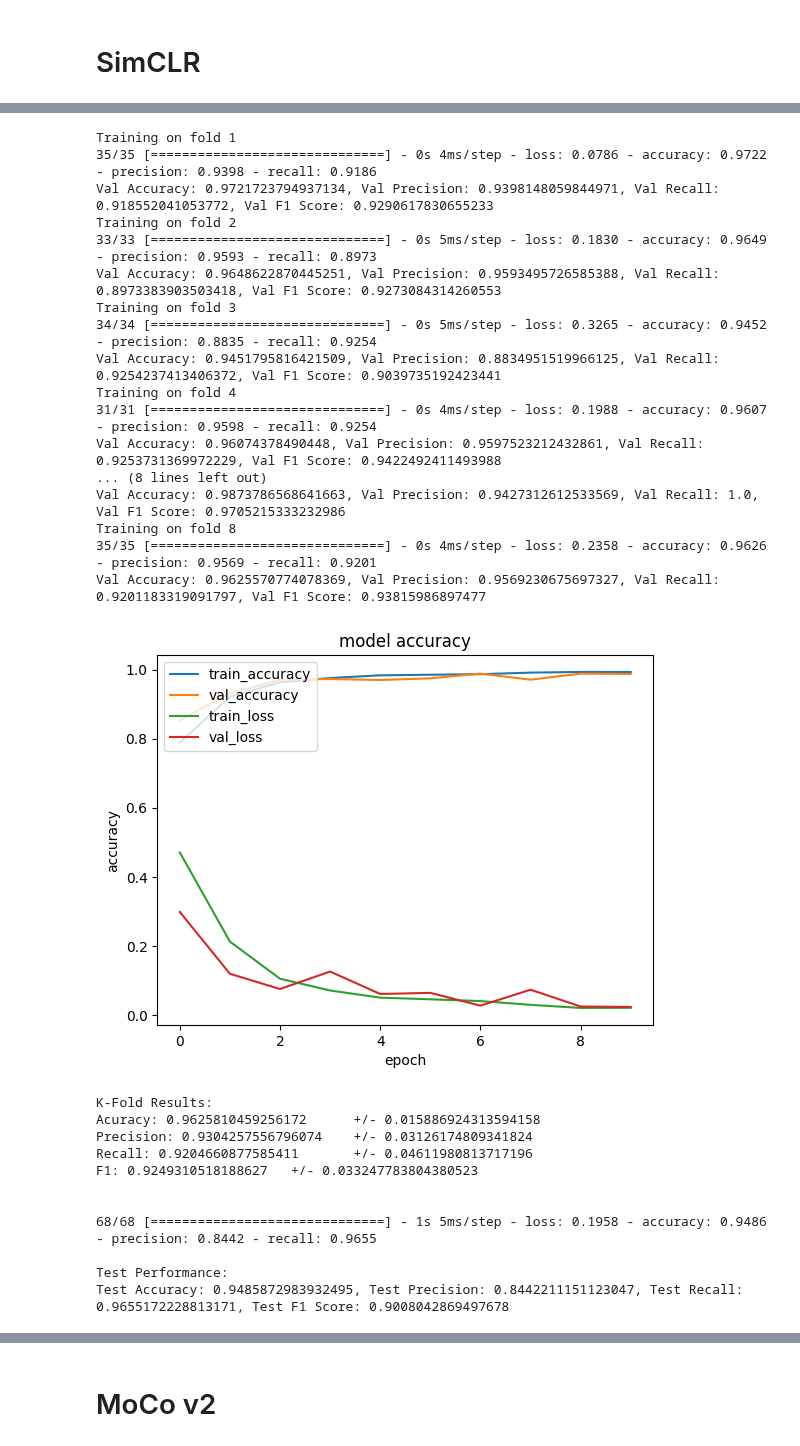
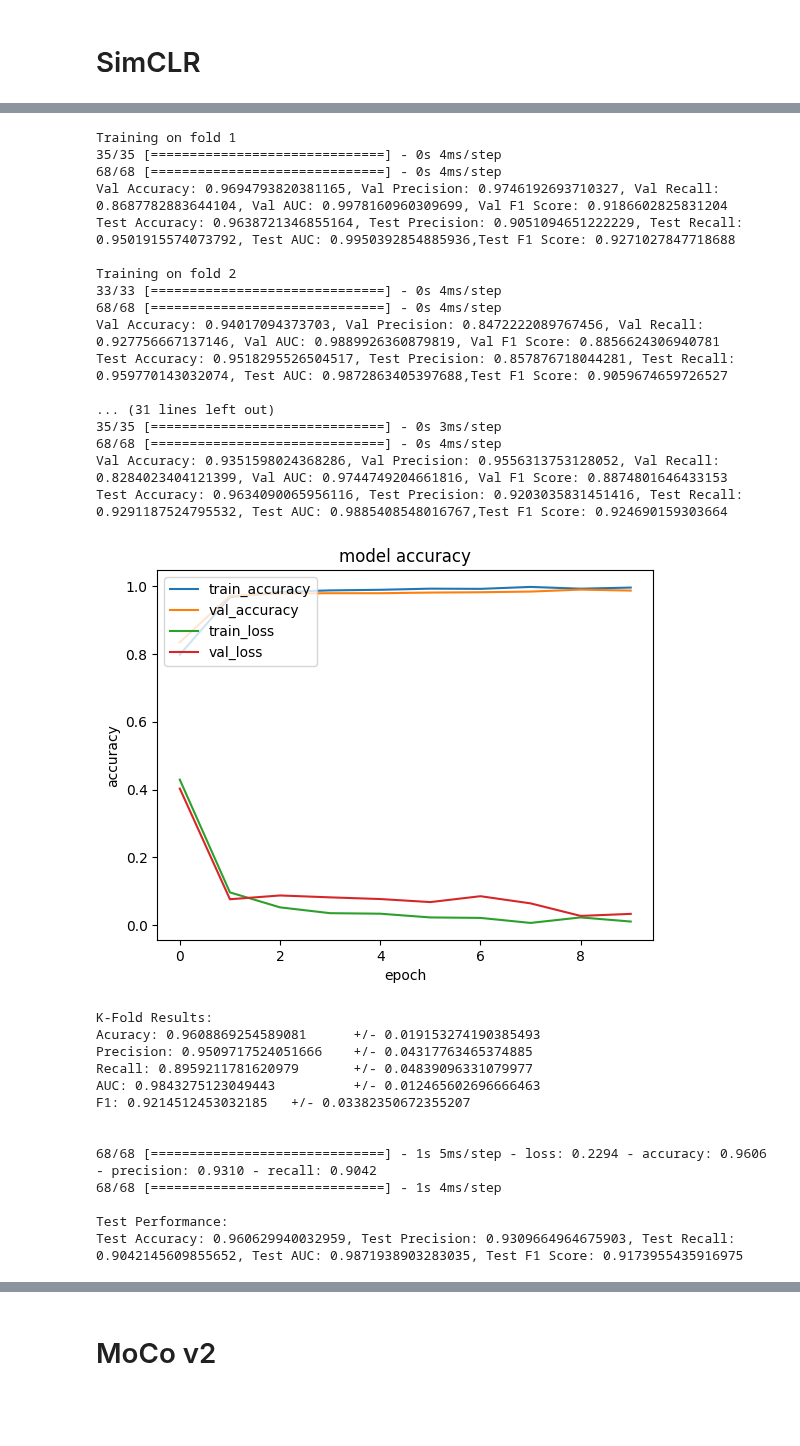
Before and after one commit to raaifhadadi/FYP, a Jupyter notebook: brugada_ssl_finetuning.ipynb, the cells around one changed output, grey strips where cells are left out. Cells and saved outputs as stored; diff of their text form; code cells hidden in the pictures; blank space fills up the shorter version.

```diff
--- a/brugada_ssl_finetuning.ipynb
+++ b/brugada_ssl_finetuning.ipynb
@@ -96,7 +96,7 @@ Y_test = np.where(Y_test == 1, True, False)
 # %% [markdown]
 # Resnet K-Fold
 # %%
-def k_fold_finetune_resnet(k, X_train, Y_train, folds_train, X_val, Y_val, folds_val, freeze_layers=8, batch_size=32, epochs=5, weights_path=None, learning_rate=0.001, num_classes=1):
+def k_fold_finetune_resnet(k, X_train, Y_train, folds_train, X_val, Y_val, folds_val, freeze_layers=8, batch_size=32, epochs=5, weights_path=None, learning_rate=0.001, num_classes=1, name="b_model.h5"):
     """Carries out k-fold cross validation for fine-tuning a ResNet model on the given data.
 
     Args:
@@ -120,6 +120,7 @@ def k_fold_finetune_resnet(k, X_train, Y_train, folds_train, X_val, Y_val, folds
     val_precisions = []
     val_recalls = []
     val_f1s = []
+    val_aucs = []
 
     for i in range(k):
 
@@ -129,7 +130,7 @@ def k_fold_finetune_resnet(k, X_train, Y_train, folds_train, X_val, Y_val, folds
         X_train_fold, X_val_fold = X_train[train_index], X_val[val_index]
         Y_train_fold, Y_val_fold = Y_train[train_index], Y_val[val_index]
 
-        print(f"Training on fold {i+1}")
+        print(f"\nTraining on fold {i+1}")
 
         # make model
         out, _ = resnet.model(X_input, num_classes=num_classes, filters = [16, 16], kernels = [5, 3], layers=10, hidden_units=128)
@@ -149,24 +150,30 @@ def k_fold_finetune_resnet(k, X_train, Y_train, folds_train, X_val, Y_val, folds
         history = fine_tuned_model.fit(data_generator, validation_data=(X_val_fold, Y_val_fold), epochs=epochs, batch_size=batch_size, steps_per_epoch=X_train.shape[0]//batch_size, verbose=0)
 
         # evaluate
-        val_loss, val_accuracy, val_precision, val_recall = fine_tuned_model.evaluate(X_val_fold, Y_val_fold, batch_size=32)
+        val_loss, val_accuracy, val_precision, val_recall = fine_tuned_model.evaluate(X_val_fold, Y_val_fold, batch_size=32, verbose=0)
+        y_pred = fine_tuned_model.predict(X_val_fold)
         val_f1 = 2 * (val_precision * val_recall) / (val_precision + val_recall)
+        val_auc = roc_auc_score(Y_val_fold, y_pred)
 
-        test_loss, test_accuracy, test_precision, test_recall = fine_tuned_model.evaluate(X_test, Y_test, batch_size=32)
+        test_loss, test_accuracy, test_precision, test_recall = fine_tuned_model.evaluate(X_test, Y_test, batch_size=32, verbose=0)
+        y_pred = fine_tuned_model.predict(X_test)
         test_f1 = 2 * (test_precision * test_recall) / (test_precision + test_recall)
+        test_auc = roc_auc_score(Y_test, y_pred)
 
 
-        print(f"Val Accuracy: {val_accuracy}, Val Precision: {val_precision}, Val Recall: {val_recall}, Val F1 Score: {val_f1}")
-        print(f"Test Accuracy: {test_accuracy}, Test Precision: {test_precision}, Test Recall: {test_recall}, Test F1 Score: {test_f1}")
+
+        print(f"Val Accuracy: {val_accuracy}, Val Precision: {val_precision}, Val Recall: {val_recall}, Val AUC: {val_auc}, Val F1 Score: {val_f1}")
+        print(f"Test Accuracy: {test_accuracy}, Test Precision: {test_precision}, Test Recall: {test_recall}, Test AUC: {test_auc},Test F1 Score: {test_f1}")
 
         if not val_f1s or val_f1 > max(val_f1s):
-            fine_tuned_model.save_weights('model-weights/resnet10_simclr_model_finetuned_brugada.h5')
+            fine_tuned_model.save_weights(f'model-weights/fine-tuned/{name}')
             final_history = history
 
         val_accuracies.append(val_accuracy)
         val_precisions.append(val_precision)
         val_recalls.append(val_recall)
         val_f1s.append(val_f1)
+        val_aucs.append(val_auc)
 
     # plot training history
     plt.plot(final_history.history['accuracy'])
@@ -184,6 +191,7 @@ def k_fold_finetune_resnet(k, X_train, Y_train, folds_train, X_val, Y_val, folds
     print(f"Acuracy: {np.mean(val_accuracies)} \t +/- {np.std(val_accuracies)}")
     print(f"Precision: {np.mean(val_precisions)} \t +/- {np.std(val_precisions)}")
     print(f"Recall: {np.mean(val_recalls)} \t +/- {np.std(val_recalls)}")
+    print(f"AUC: {np.mean(val_aucs)} \t +/- {np.std(val_aucs)}")
     print(f"F1: {np.mean(val_f1s)} \t +/- {np.std(val_f1s)}")
 
     # load best model
@@ -195,8 +203,10 @@ def k_fold_finetune_resnet(k, X_train, Y_train, folds_train, X_val, Y_val, folds
     print("\n") # spacer
     test_loss, test_accuracy, test_precision, test_recall = fine_tuned_model.evaluate(X_test, Y_test, batch_size=32)
     test_f1 = 2 * (test_precision * test_recall) / (test_precision + test_recall)
+    y_pred = fine_tuned_model.predict(X_test)
+    test_auc = roc_auc_score(Y_test, y_pred)
     print("\nTest Performance:")
-    print(f"Test Accuracy: {test_accuracy}, Test Precision: {test_precision}, Test Recall: {test_recall}, Test F1 Score: {test_f1}")
+    print(f"Test Accuracy: {test_accuracy}, Test Precision: {test_precision}, Test Recall: {test_recall}, Test AUC: {test_auc}, Test F1 Score: {test_f1}")
 # %% [markdown]
 # No Pre-training
 # %%
@@ -270,32 +367,34 @@ Test Accuracy: 0.9694302678108215, Test Precision: 0.9453125, Test Recall: 0.927
 # %%
-k_fold_finetune_resnet(8, X_train, Y_train, freeze_layers=8, batch_size=32, epochs=10, weights_path='model-weights/resnet10_simclr_model.h5', learning_rate=0.0001, num_classes=1)
+k_fold_finetune_resnet(8, X_train, Y_train, folds_train, X_train, Y_train, folds_train, freeze_layers=7, batch_size=32, epochs=10, weights_path='model-weights/resnet10_simclr_model.h5', learning_rate=0.0003, num_classes=1)
 # %% [output]
 Training on fold 1
-35/35 [==============================] - 0s 4ms/step - loss: 0.0786 - accuracy: 0.9722 - precision: 0.9398 - recall: 0.9186
-Val Accuracy: 0.9721723794937134, Val Precision: 0.9398148059844971, Val Recall: 0.918552041053772, Val F1 Score: 0.9290617830655233
+35/35 [==============================] - 0s 4ms/step
+68/68 [==============================] - 0s 4ms/step
+Val Accuracy: 0.9694793820381165, Val Precision: 0.9746192693710327, Val Recall: 0.8687782883644104, Val AUC: 0.9978160960309699, Val F1 Score: 0.9186602825831204
+Test Accuracy: 0.9638721346855164, Test Precision: 0.9051094651222229, Test Recall: 0.9501915574073792, Test AUC: 0.9950392854885936,Test F1 Score: 0.9271027847718688
+
 Training on fold 2
-33/33 [==============================] - 0s 5ms/step - loss: 0.1830 - accuracy: 0.9649 - precision: 0.9593 - recall: 0.8973
-Val Accuracy: 0.9648622870445251, Val Precision: 0.9593495726585388, Val Recall: 0.8973383903503418, Val F1 Score: 0.9273084314260553
-Training on fold 3
-34/34 [==============================] - 0s 5ms/step - loss: 0.3265 - accuracy: 0.9452 - precision: 0.8835 - recall: 0.9254
-Val Accuracy: 0.9451795816421509, Val Precision: 0.8834951519966125, Val Recall: 0.9254237413406372, Val F1 Score: 0.9039735192423441
-Training on fold 4
-31/31 [==============================] - 0s 4ms/step - loss: 0.1988 - accuracy: 0.9607 - precision: 0.9598 - recall: 0.9254
-Val Accuracy: 0.96074378490448, Val Precision: 0.9597523212432861, Val Recall: 0.9253731369972229, Val F1 Score: 0.9422492411493988
-... (8 lines left out)
-Val Accuracy: 0.9873786568641663, Val Precision: 0.9427312612533569, Val Recall: 1.0, Val F1 Score: 0.9705215333232986
-Training on fold 8
-35/35 [==============================] - 0s 4ms/step - loss: 0.2358 - accuracy: 0.9626 - precision: 0.9569 - recall: 0.9201
-Val Accuracy: 0.9625570774078369, Val Precision: 0.9569230675697327, Val Recall: 0.9201183319091797, Val F1 Score: 0.93815986897477
+33/33 [==============================] - 0s 4ms/step
+68/68 [==============================] - 0s 4ms/step
+Val Accuracy: 0.94017094373703, Val Precision: 0.8472222089767456, Val Recall: 0.927756667137146, Val AUC: 0.9889926360879819, Val F1 Score: 0.8856624306940781
+Test Accuracy: 0.9518295526504517, Test Precision: 0.857876718044281, Test Recall: 0.959770143032074, Test AUC: 0.9872863405397688,Test F1 Score: 0.9059674659726527
+
+... (31 lines left out)
+35/35 [==============================] - 0s 3ms/step
+68/68 [==============================] - 0s 4ms/step
+Val Accuracy: 0.9351598024368286, Val Precision: 0.9556313753128052, Val Recall: 0.8284023404121399, Val AUC: 0.9744749204661816, Val F1 Score: 0.8874801646433153
+Test Accuracy: 0.9634090065956116, Test Precision: 0.9203035831451416, Test Recall: 0.9291187524795532, Test AUC: 0.9885408548016767,Test F1 Score: 0.924690159303664
-[figure, old version]
+[figure, new version]
 K-Fold Results:
-Acuracy: 0.9625810459256172      +/- 0.015886924313594158
-Precision: 0.9304257556796074    +/- 0.03126174809341824
-Recall: 0.9204660877585411       +/- 0.04611980813717196
-F1: 0.9249310518188627   +/- 0.033247783804380523
+Acuracy: 0.9608869254589081      +/- 0.019153274190385493
+Precision: 0.9509717524051666    +/- 0.04317763465374885
+Recall: 0.8959211781620979       +/- 0.04839096331079977
+AUC: 0.9843275123049443          +/- 0.012465602696666463
+F1: 0.9214512453032185   +/- 0.03382350672355207
 
 
-68/68 [==============================] - 1s 5ms/step - loss: 0.1958 - accuracy: 0.9486 - precision: 0.8442 - recall: 0.9655
+68/68 [==============================] - 1s 5ms/step - loss: 0.2294 - accuracy: 0.9606 - precision: 0.9310 - recall: 0.9042
+68/68 [==============================] - 1s 4ms/step
 
 Test Performance:
-Test Accuracy: 0.9485872983932495, Test Precision: 0.8442211151123047, Test Recall: 0.9655172228813171, Test F1 Score: 0.9008042869497678
+Test Accuracy: 0.960629940032959, Test Precision: 0.9309664964675903, Test Recall: 0.9042145609855652, Test AUC: 0.9871938903283035, Test F1 Score: 0.9173955435916975
```
Also changed, not shown: parts of 13 cells of this notebook, 1 other file.
